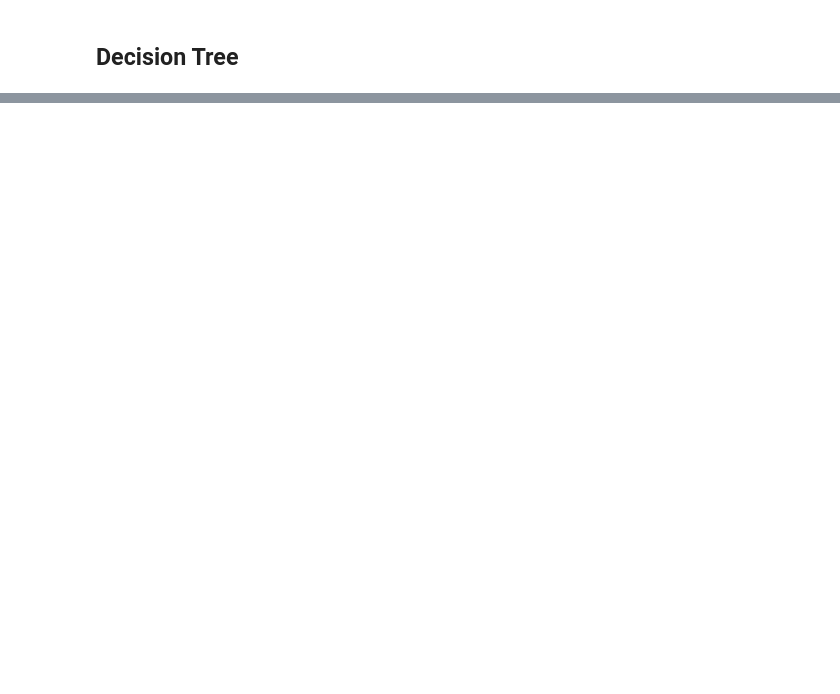
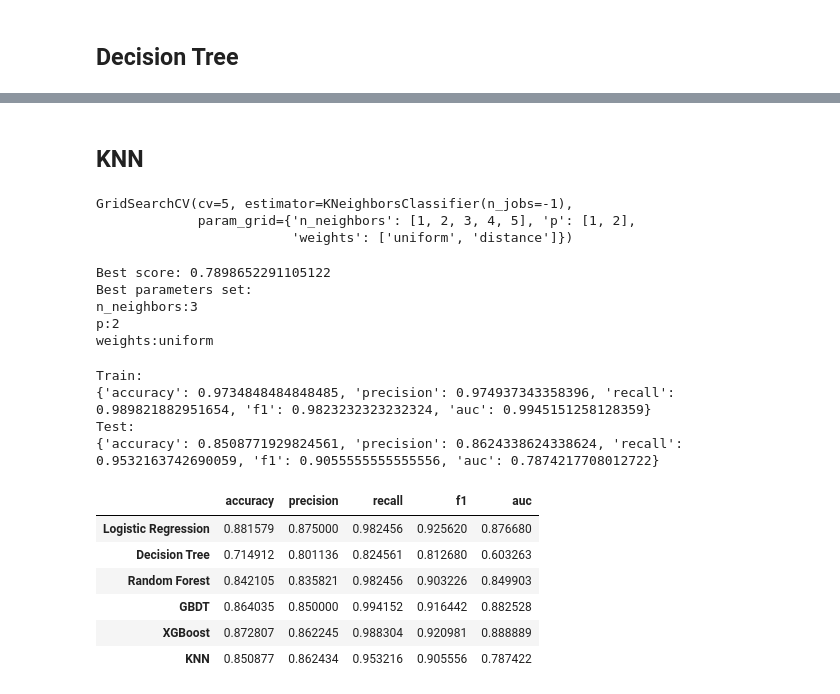
Before and after one commit to Durixas/Parkinson-s-Disease-Prediction-with-Voice-Data, a Jupyter notebook: parkinson.ipynb, the cells around one changed output, grey strips where cells are left out. Cells and saved outputs as stored; diff of their text form; code cells hidden in the pictures; blank space fills up the shorter version.

```diff
--- a/parkinson.ipynb
+++ b/parkinson.ipynb
@@ -130,0 +314,46 @@ df_test_result = pd.DataFrame(res_lr_test, index=['lr'])
+# %%
+df_train_result = pd.concat([df_train_result, pd.DataFrame(res_xgb_train, index=['XGBoost'])], axis=0)
+df_test_result = pd.concat([df_test_result, pd.DataFrame(res_xgb_test, index=['XGBoost'])], axis=0)
+# %% [markdown]
+## KNN
+# %%
+params = {
+    'n_neighbors': [2, 3, 4],
+    'weights': ['uniform', 'distance'],
+    'p': [1, 2]
+}
+grid_knn = GridSearchCV(KNeighborsClassifier(n_jobs=-1), params, cv=5)
+grid_knn.fit(X_train, y_train)
+# %% [output]
+GridSearchCV(cv=5, estimator=KNeighborsClassifier(n_jobs=-1),
+             param_grid={'n_neighbors': [1, 2, 3, 4, 5], 'p': [1, 2],
+                         'weights': ['uniform', 'distance']})
+# %%
+print_grid_search(grid_knn)
+# %% [output]
+Best score: 0.7898652291105122
+Best parameters set:
+n_neighbors:3
+p:2
+weights:uniform
+# %%
+best_knn = grid_knn.best_estimator_
+res_knn_train, res_knn_test = get_results(best_knn)
+# %% [output]
+Train:
+{'accuracy': 0.9734848484848485, 'precision': 0.974937343358396, 'recall': 0.989821882951654, 'f1': 0.9823232323232324, 'auc': 0.9945151258128359}
+Test:
+{'accuracy': 0.8508771929824561, 'precision': 0.8624338624338624, 'recall': 0.9532163742690059, 'f1': 0.9055555555555556, 'auc': 0.7874217708012722}
+# %%
+df_train_result = pd.concat([df_train_result, pd.DataFrame(res_knn_train, index=['KNN'])], axis=0)
+df_test_result = pd.concat([df_test_result, pd.DataFrame(res_knn_test, index=['KNN'])], axis=0)
+# %%
+df_test_result
+# %% [output]
+|  | accuracy | precision | recall | f1 | auc |
+| Logistic Regression | 0.881579 | 0.875000 | 0.982456 | 0.925620 | 0.876680 |
+| Decision Tree | 0.714912 | 0.801136 | 0.824561 | 0.812680 | 0.603263 |
+| Random Forest | 0.842105 | 0.835821 | 0.982456 | 0.903226 | 0.849903 |
+| GBDT | 0.864035 | 0.850000 | 0.994152 | 0.916442 | 0.882528 |
+| XGBoost | 0.872807 | 0.862245 | 0.988304 | 0.920981 | 0.888889 |
+| KNN | 0.850877 | 0.862434 | 0.953216 | 0.905556 | 0.787422 |
```
Also changed, not shown: parts of 28 cells of this notebook.
